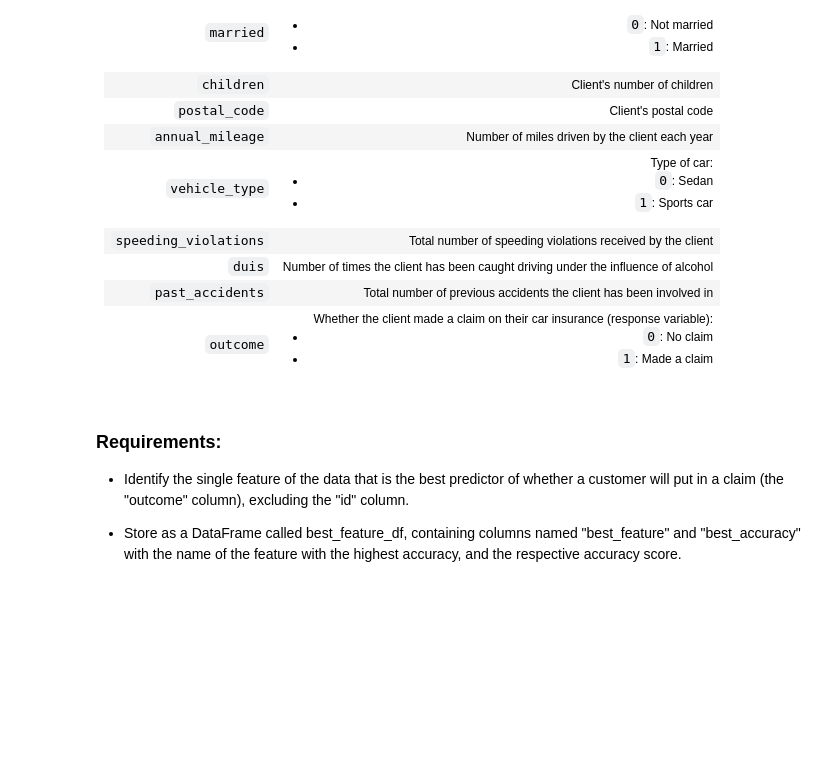
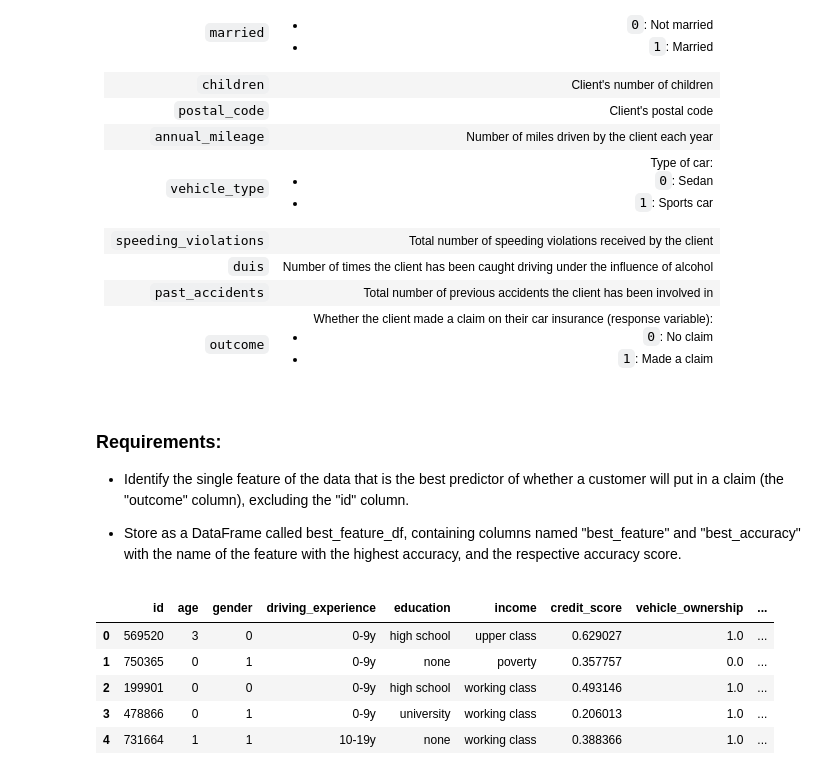
Before and after one commit to kend0t/DataCamp-Projects, a Jupyter notebook: Modeling Car Insurance Claim Outcomes/notebook.ipynb, the cells around one changed output. Drawn from its saved outputs; the diff is of its cells as text; code cells hidden in the pictures; blank space fills up the shorter version.

```diff
--- a/Modeling Car Insurance Claim Outcomes/notebook.ipynb
+++ b/Modeling Car Insurance Claim Outcomes/notebook.ipynb
@@ -42,7 +42,18 @@ They have supplied you with their customer data as a csv file called `car_insura
 # %%
 # Import required modules
 import pandas as pd
 import numpy as np
 from statsmodels.formula.api import logit
+import seaborn as sns
+import matplotlib.pyplot as plt
 
-# Start coding!
+# Load dataset
+car_insurance = pd.read_csv("car_insurance.csv")
+car_insurance.head()
+# %% [output]
+|  | id | age | gender | driving_experience | education | income | credit_score | vehicle_ownership | ... |
+| 0 | 569520 | 3 | 0 | 0-9y | high school | upper class | 0.629027 | 1.0 | ... |
+| 1 | 750365 | 0 | 1 | 0-9y | none | poverty | 0.357757 | 0.0 | ... |
+| 2 | 199901 | 0 | 0 | 0-9y | high school | working class | 0.493146 | 1.0 | ... |
+| 3 | 478866 | 0 | 1 | 0-9y | university | working class | 0.206013 | 1.0 | ... |
+| 4 | 731664 | 1 | 1 | 10-19y | none | working class | 0.388366 | 1.0 | ... |
```
Also changed, not shown: parts of 11 cells of this notebook.
